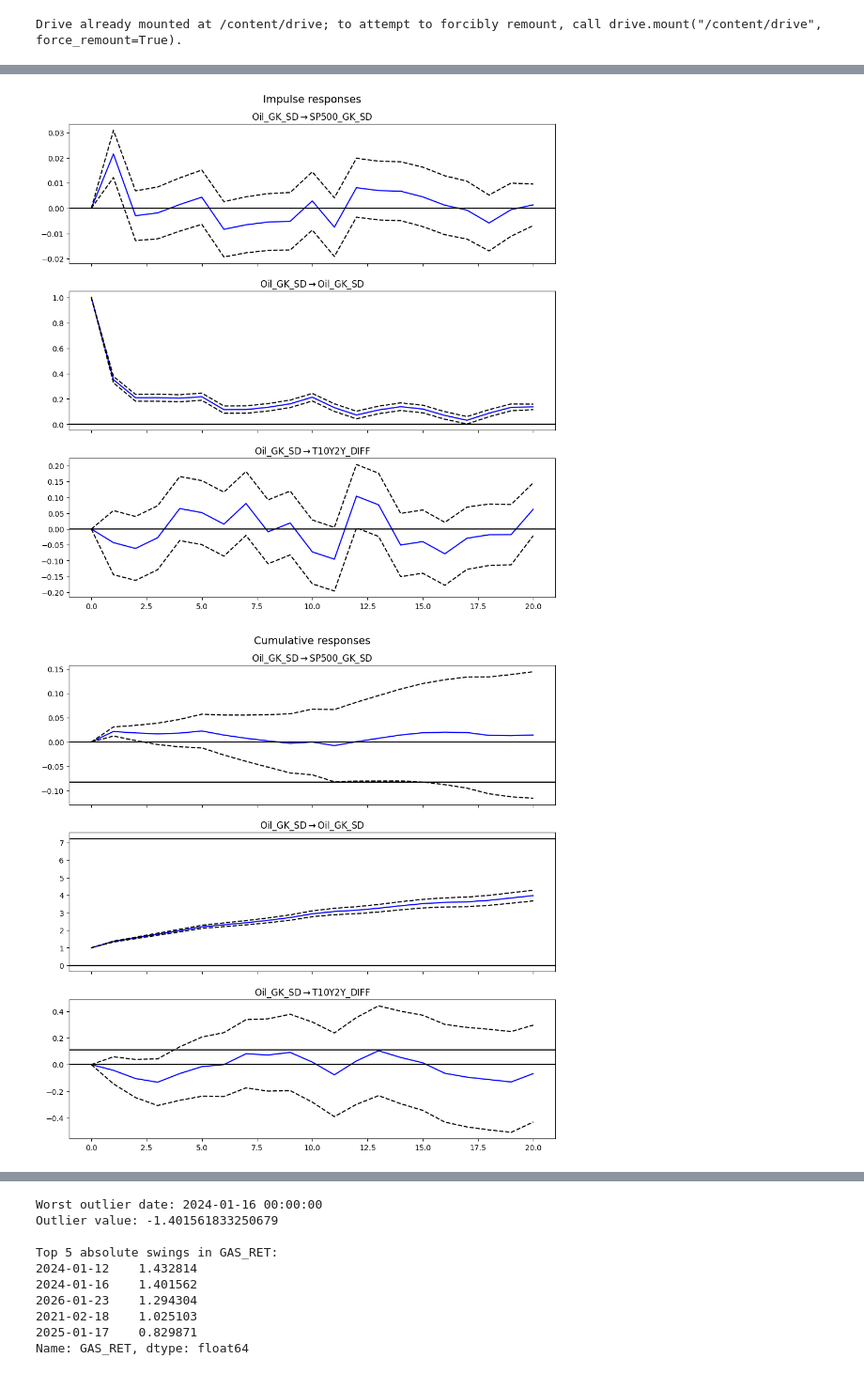
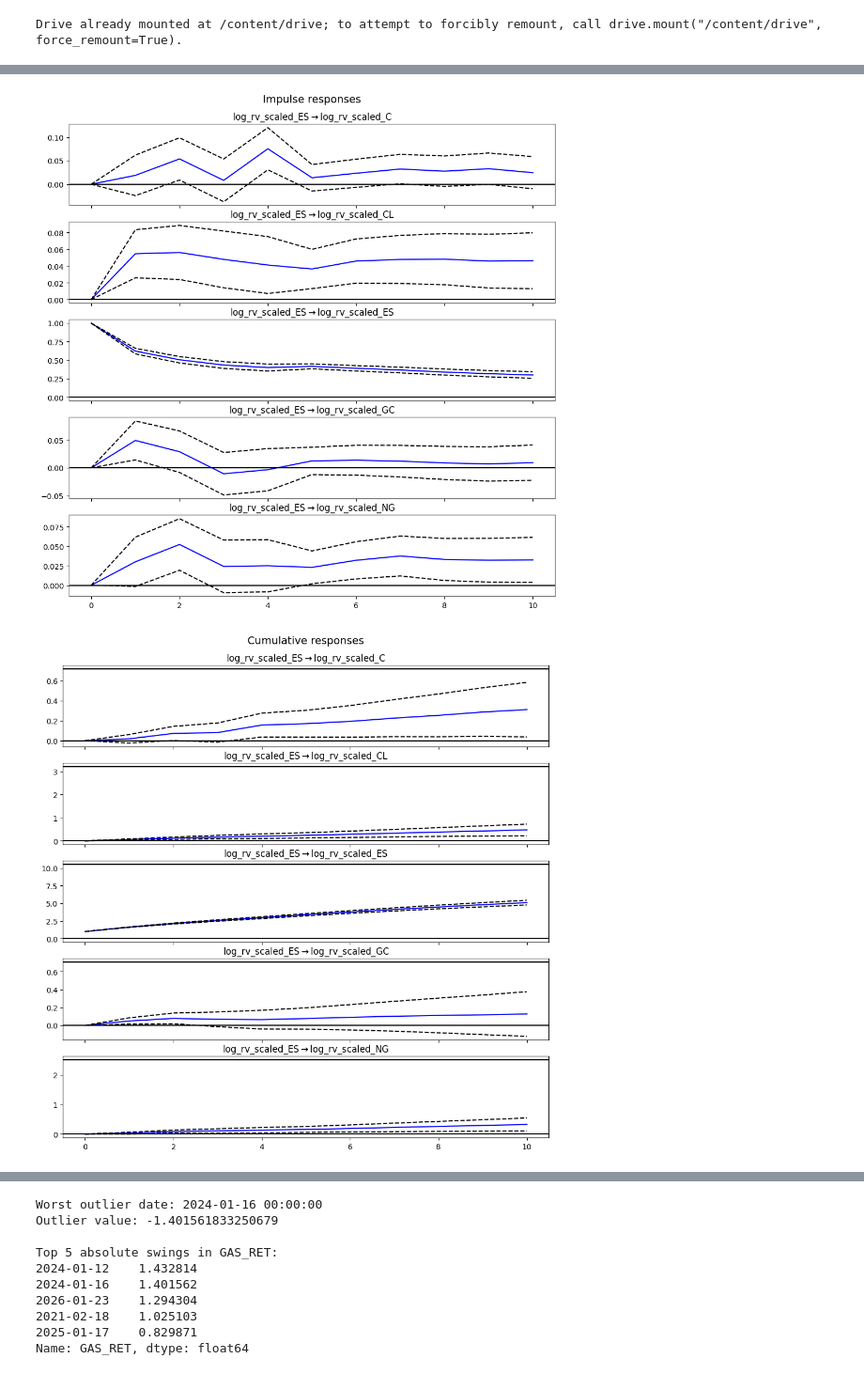
Before and after one commit to Deangr-econ/Quant_methods_project, a Jupyter notebook: VAR_GPRD_OIL_GAS.ipynb, the cells around one changed output, grey strips where cells are left out. Shown at 94% size. Drawn from its saved outputs; the diff is of its cells as text; code cells hidden in the pictures.

```diff
--- a/VAR_GPRD_OIL_GAS.ipynb
+++ b/VAR_GPRD_OIL_GAS.ipynb
@@ -24,3 +31,4 @@ from google.colab import userdata
 import sys
 from google.colab import drive
 fred = Fred(api_key=userdata.get('fredapi_key'))
+data_futures = pd.read_csv(userdata.get('data_path'))
@@ -145,0 +101,11 @@ data['SP500_GK_SD'].plot()
+# %%
+fig, axes = plt.subplots(5, 1, figsize=(12, 10), sharex=True)
+columns_to_plot = [col for col in df.columns if "scaled" in col]
+
+for i, col in enumerate(columns_to_plot):
+    axes[i].plot(df[col])
+    axes[i].set_title(col)
+    axes[i].grid(True)
+
+plt.tight_layout()
+plt.show()
@@ -146,26 +114,18 @@ data['SP500_GK_SD'].plot()
 # %%
 #4. Model Selection
-
-#  Clip extreme outliers in EXP_INFLATION to +/- 4 standard deviations
-# There were extreme 47 std outliers in the expected inflation data
-
-# lower_bound = data['D_EXP_INFLATION'].quantile(0.001)
-# upper_bound = data['D_EXP_INFLATION'].quantile(0.999)
-
-# data_clean = data.copy()
-# data_clean['D_EXP_INFLATION'] = data_clean['D_EXP_INFLATION'].clip(lower=lower_bound, upper=upper_bound)
+data = df[[col for col in df.columns if "scaled" in col]].copy()
 
 # Refit standard model
 model = VAR(data)
 
 # model = VAR(endog=data)
 # Evaluate lags 1 through 15
-lag_order = model.select_order(maxlags=20)
+lag_order = model.select_order(maxlags=30)
 print(lag_order.summary())
 
 # Choose lag by AIC (more flexible) or BIC (more parsimonious)
-optimal_lag = lag_order.aic
-print(f"Optimal lag according to aic: {optimal_lag}")
+optimal_lag = lag_order.bic
+print(f"Optimal lag according to bic: {optimal_lag}")
 
 # Fit the VAR model with the selected lag
 results = model.fit(optimal_lag)
@@ -206,14 +173,14 @@ T10Y2Y_DIFF       0.026605  -0.001633     1.000000
 # %%
 # Compute orthogonalized IRFs (default uses Cholesky ordering based on DataFrame column order)
-irf = results.irf(periods=20)
+irf = results.irf(periods=10)
 
 # Plot responses to a GPR shock
-fig = irf.plot(impulse='Oil_GK_SD')
+fig = irf.plot(impulse='log_rv_scaled_ES')
 plt.show()
 
 # Cumulative IRF (to see net directional impact over time)
-fig_cum = irf.plot_cum_effects(impulse='Oil_GK_SD')
+fig_cum = irf.plot_cum_effects(impulse='log_rv_scaled_ES')
 plt.show()
 # %% [output]
-[figure, old version]
+[figure, new version]
-[figure, old version]
+[figure, new version]
```
Also changed, not shown: parts of 15 cells of this notebook.
